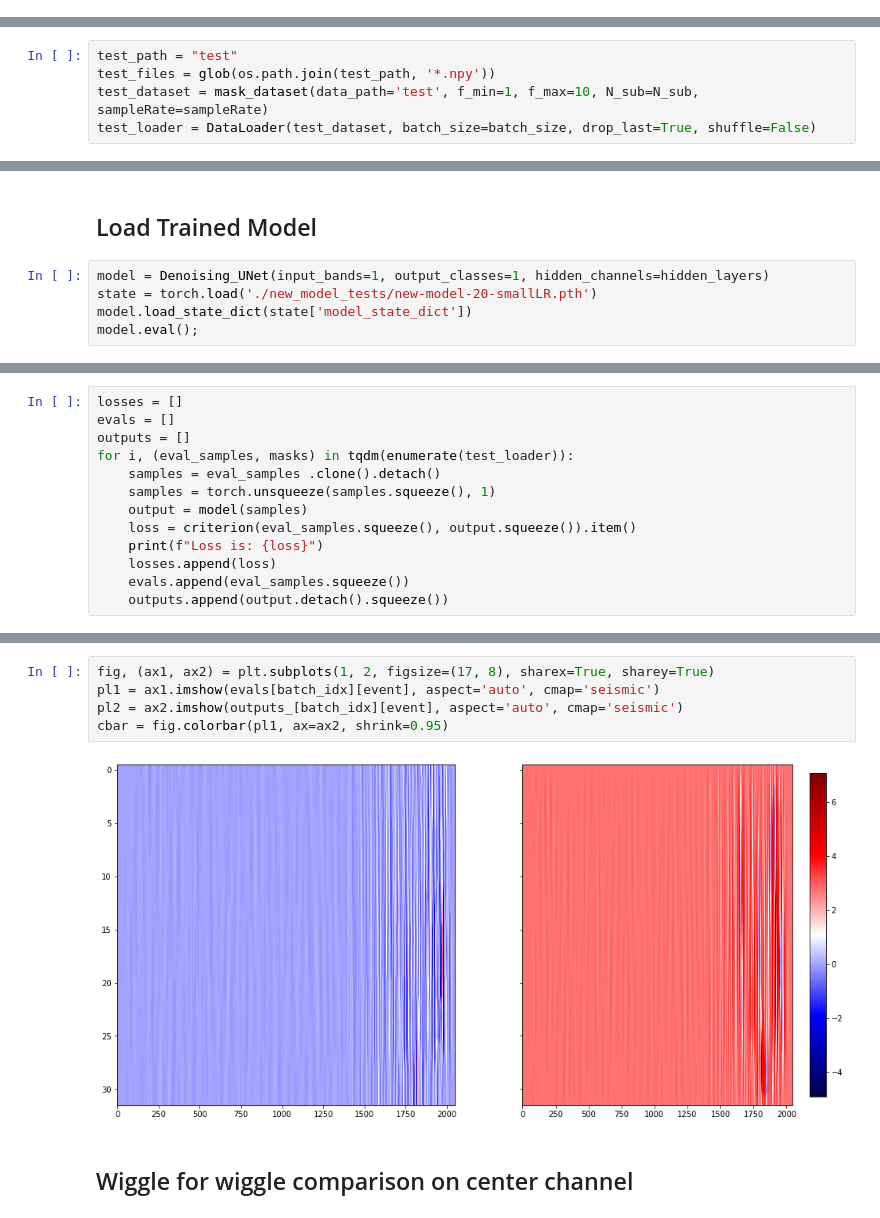
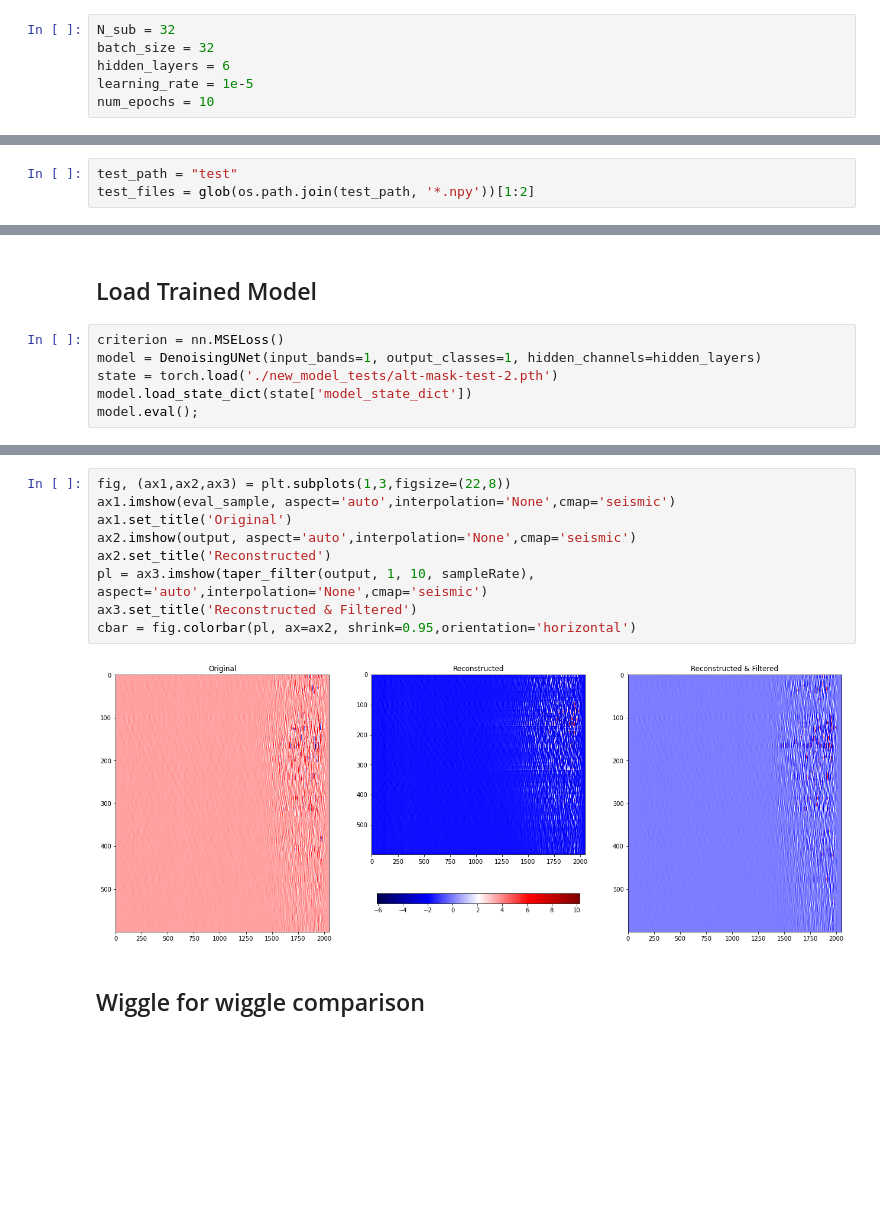
Before and after one commit to maniatisni/iDAS-self-supervised-denoising, a Jupyter notebook: testing.ipynb, the cells around one changed output, grey strips where cells are left out. Drawn from its saved outputs; the diff is of its cells as text; blank space fills up the shorter version.

```diff
--- a/testing.ipynb
+++ b/testing.ipynb
@@ -21,7 +13,11 @@ num_epochs = 20
+# %%
+N_sub = 32
+batch_size = 32
+hidden_layers = 6
+learning_rate = 1e-5
+num_epochs = 10
 # %% [markdown]
 ## Load Test Data
 # %%
 test_path = "test"
-test_files = glob(os.path.join(test_path, '*.npy'))
-test_dataset = mask_dataset(data_path='test', f_min=1, f_max=10, N_sub=N_sub, sampleRate=sampleRate)
-test_loader = DataLoader(test_dataset, batch_size=batch_size, drop_last=True, shuffle=False)
+test_files = glob(os.path.join(test_path, '*.npy'))[1:2]
@@ -30,8 +24,9 @@ criterion = nn.MSELoss()
 # %% [markdown]
 ## Load Trained Model
 # %%
-model = Denoising_UNet(input_bands=1, output_classes=1, hidden_channels=hidden_layers)
-state = torch.load('./new_model_tests/new-model-20-smallLR.pth')
+criterion = nn.MSELoss()
+model = DenoisingUNet(input_bands=1, output_classes=1, hidden_channels=hidden_layers)
+state = torch.load('./new_model_tests/alt-mask-test-2.pth')
 model.load_state_dict(state['model_state_dict'])
 model.eval();
 # %% [markdown]
@@ -39,13 +33,0 @@ model.eval();
-# %%
-losses = []
-evals = []
-outputs = []
-for i, (eval_samples, masks) in tqdm(enumerate(test_loader)):
-    samples = eval_samples .clone().detach()
-    samples = torch.unsqueeze(samples.squeeze(), 1)
-    output = model(samples)
-    loss = criterion(eval_samples.squeeze(), output.squeeze()).item()
-    print(f"Loss is: {loss}")
-    losses.append(loss)
-    evals.append(eval_samples.squeeze())
-    outputs.append(output.detach().squeeze())
@@ -76,9 +88,13 @@ I chose channel 16 as it is the one that's more frequently targeted and blanked
 # %%
-fig, (ax1, ax2) = plt.subplots(1, 2, figsize=(17, 8), sharex=True, sharey=True)
-pl1 = ax1.imshow(evals[batch_idx][event], aspect='auto', cmap='seismic')
-pl2 = ax2.imshow(outputs_[batch_idx][event], aspect='auto', cmap='seismic')
-cbar = fig.colorbar(pl1, ax=ax2, shrink=0.95)
+fig, (ax1,ax2,ax3) = plt.subplots(1,3,figsize=(22,8))
+ax1.imshow(eval_sample, aspect='auto',interpolation='None',cmap='seismic')
+ax1.set_title('Original')
+ax2.imshow(output, aspect='auto',interpolation='None',cmap='seismic')
+ax2.set_title('Reconstructed')
+pl = ax3.imshow(taper_filter(output, 1, 10, sampleRate), aspect='auto',interpolation='None',cmap='seismic')
+ax3.set_title('Reconstructed & Filtered')
+cbar = fig.colorbar(pl, ax=ax2, shrink=0.95,orientation='horizontal')
 # %% [output]
-[figure, old version]
+[figure, new version]
 # %% [markdown]
-## Wiggle for wiggle comparison on center channel
+## Wiggle for wiggle comparison
```
Also changed, not shown: parts of 19 cells of this notebook.
